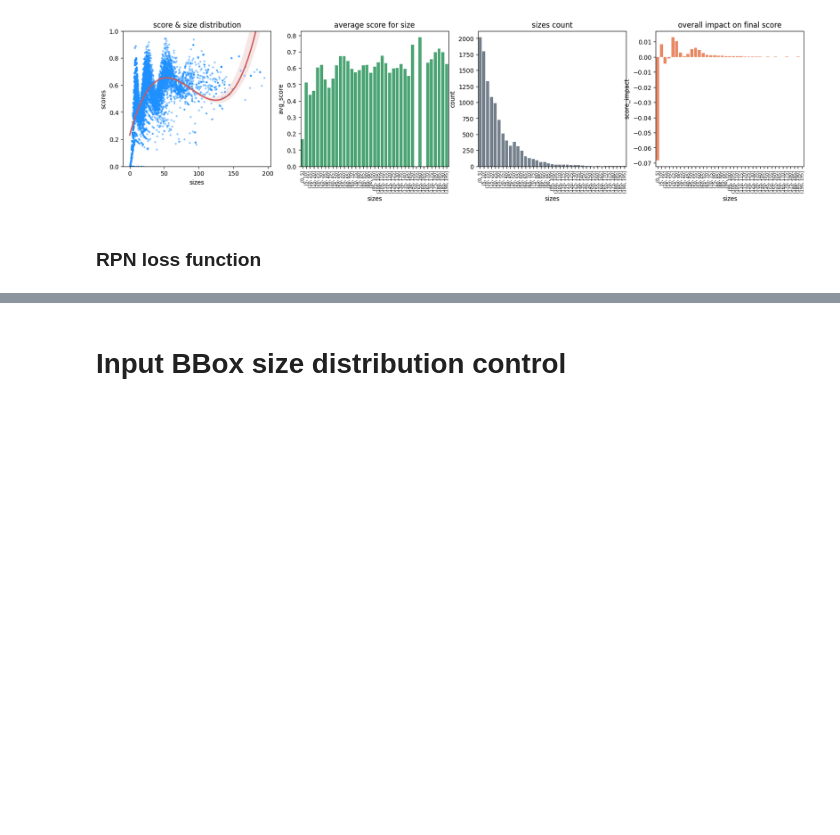
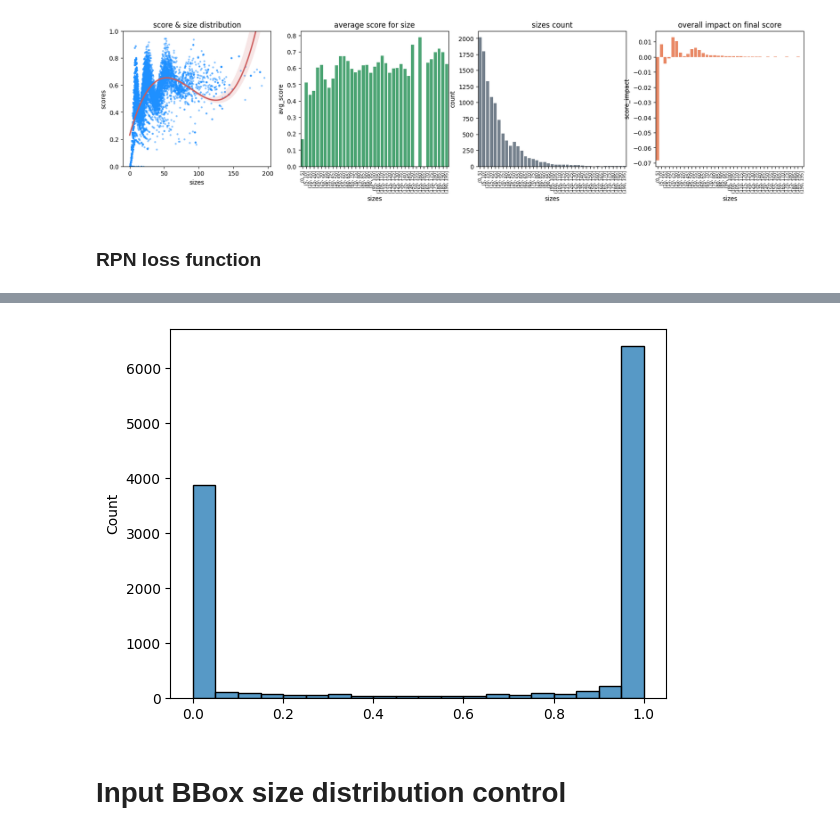
Before and after one commit to fzzyfoxx/resume, a Jupyter notebook: maps_vectorization/RPN_optimization.ipynb, the cells around one changed output, grey strips where cells are left out. Drawn from its saved outputs; the diff is of its cells as text; code cells hidden in the pictures; blank space fills up the shorter version.

```diff
--- a/maps_vectorization/RPN_optimization.ipynb
+++ b/maps_vectorization/RPN_optimization.ipynb
@@ -509,0 +765,15 @@ RPN_args = {
+# %%
+loss = RPNloss(
+    init_top_k_proposals=0.2,
+    iou_threshold=0.5,
+    output_proposals=50,
+    return_matching=True,
+    label_proposals=30,
+    matching_iou_weight=0.5
+)
+# %%
+model.compile(optimizer=tf.keras.optimizers.Adam(1e-3),
+              loss=loss,
+              metrics=[])
+# %%
+model.fit(dg.ds, epochs=5, steps_per_epoch=512//cfg.ds_batch_size)
@@ -509,0 +787,3 @@ RPN_args = {
+# %%
+#features, labels = next(dg.ds_iter)
+preds = model(features, training=False)
@@ -510,3 +794,9 @@ RPN_args = {
+# %%
+%matplotlib inline
+sns.histplot(preds['class'][0].numpy(), binwidth=0.05)
+plt.show()
+# %% [output]
+[figure, added]
 # %% [markdown]
 # Input BBox size distribution control
 # %%
```
Also changed, not shown: parts of 15 cells of this notebook, 2 other files.
